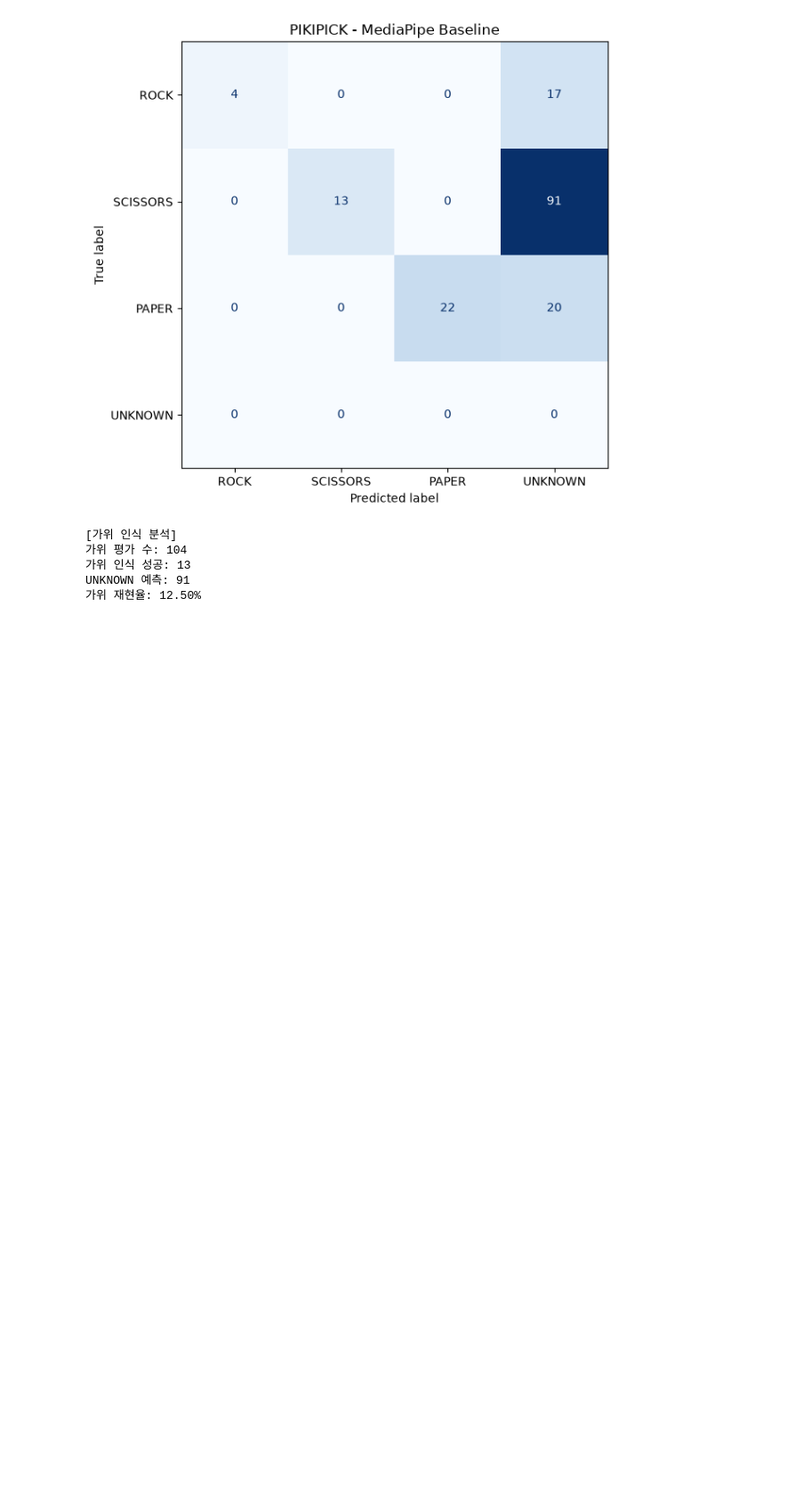
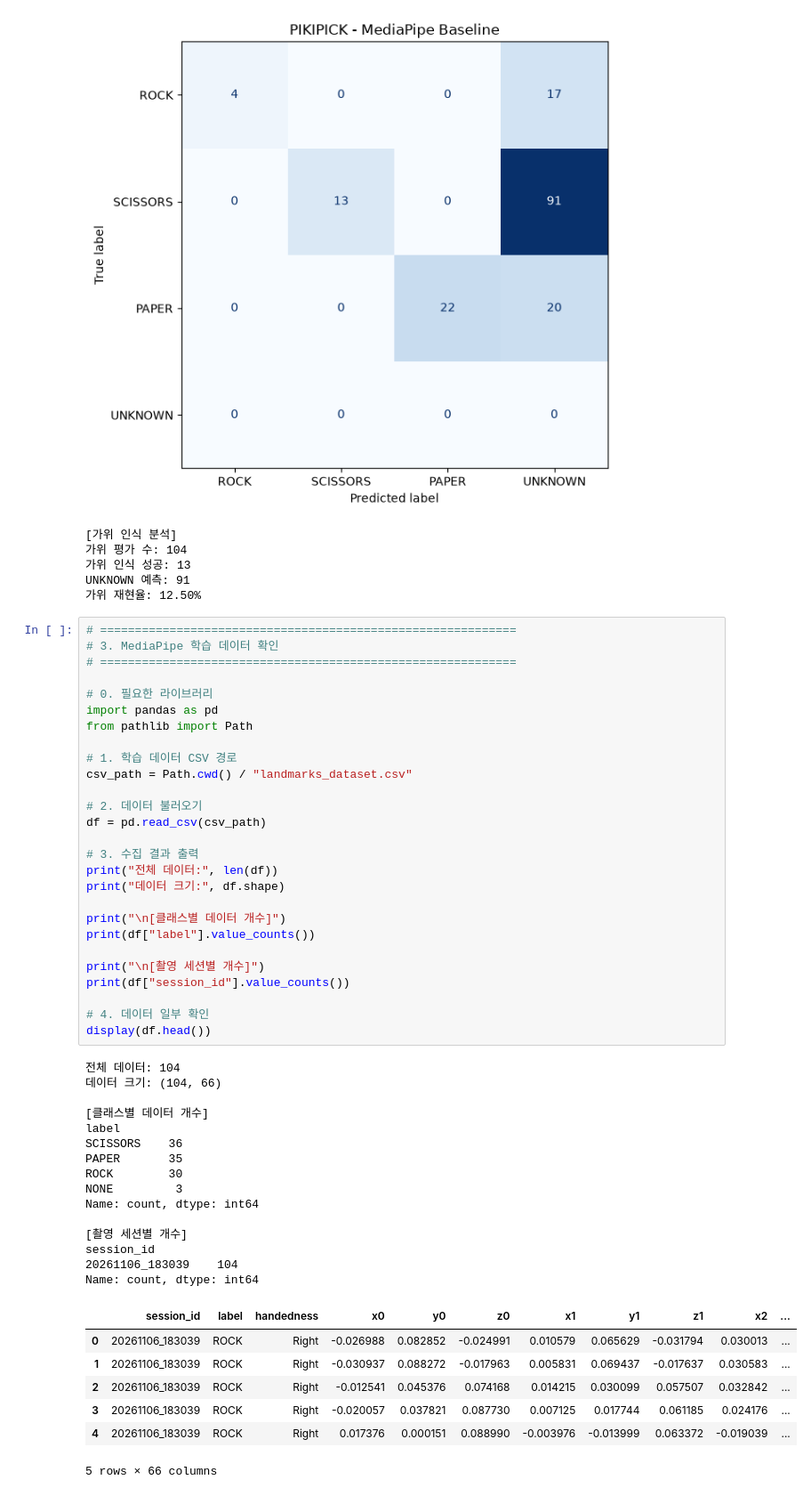
Before and after one commit to t01046769857-creator/rock, a Jupyter notebook: mediapipe_training/PIKIPICK_Training.ipynb, the cells around one changed output. Shown at 89% size. Drawn from its saved outputs; the diff is of its cells as text; blank space fills up the shorter version.

```diff
--- a/mediapipe_training/PIKIPICK_Training.ipynb
+++ b/mediapipe_training/PIKIPICK_Training.ipynb
@@ -496,3 +496,53 @@ weighted avg     1.0000    0.2335    0.3515       167
 가위 인식 성공: 13
 UNKNOWN 예측: 91
 가위 재현율: 12.50%
+# %%
+# ============================================================
+# 3. MediaPipe 학습 데이터 확인
+# ============================================================
+
+# 0. 필요한 라이브러리
+import pandas as pd
+from pathlib import Path
+
+# 1. 학습 데이터 CSV 경로
+csv_path = Path.cwd() / "landmarks_dataset.csv"
+
+# 2. 데이터 불러오기
+df = pd.read_csv(csv_path)
+
+# 3. 수집 결과 출력
+print("전체 데이터:", len(df))
+print("데이터 크기:", df.shape)
+
+print("\n[클래스별 데이터 개수]")
+print(df["label"].value_counts())
+
+print("\n[촬영 세션별 개수]")
+print(df["session_id"].value_counts())
+
+# 4. 데이터 일부 확인
+display(df.head())
+# %% [output]
+전체 데이터: 104
+데이터 크기: (104, 66)
+
+[클래스별 데이터 개수]
+label
+SCISSORS    36
+PAPER       35
+ROCK        30
+NONE         3
+Name: count, dtype: int64
+
+[촬영 세션별 개수]
+session_id
+20261106_183039    104
+Name: count, dtype: int64
+|  | session_id | label | handedness | x0 | y0 | z0 | x1 | y1 | z1 | x2 | ... |
+| 0 | 20261106_183039 | ROCK | Right | -0.026988 | 0.082852 | -0.024991 | 0.010579 | 0.065629 | -0.031794 | 0.030013 | ... |
+| 1 | 20261106_183039 | ROCK | Right | -0.030937 | 0.088272 | -0.017963 | 0.005831 | 0.069437 | -0.017637 | 0.030583 | ... |
+| 2 | 20261106_183039 | ROCK | Right | -0.012541 | 0.045376 | 0.074168 | 0.014215 | 0.030099 | 0.057507 | 0.032842 | ... |
+| 3 | 20261106_183039 | ROCK | Right | -0.020057 | 0.037821 | 0.087730 | 0.007125 | 0.017744 | 0.061185 | 0.024176 | ... |
+| 4 | 20261106_183039 | ROCK | Right | 0.017376 | 0.000151 | 0.088990 | -0.003976 | -0.013999 | 0.063372 | -0.019039 | ... |
+5 rows × 66 columns
```
Also changed, not shown: parts of 10 cells of this notebook, 5 other files.
